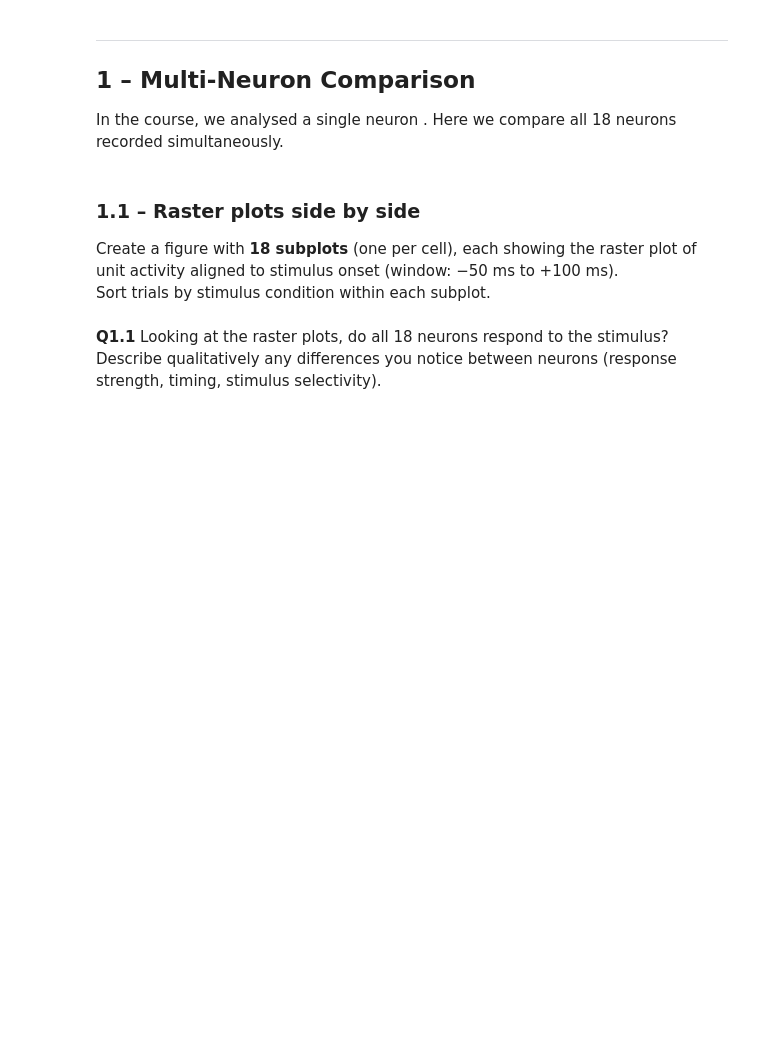
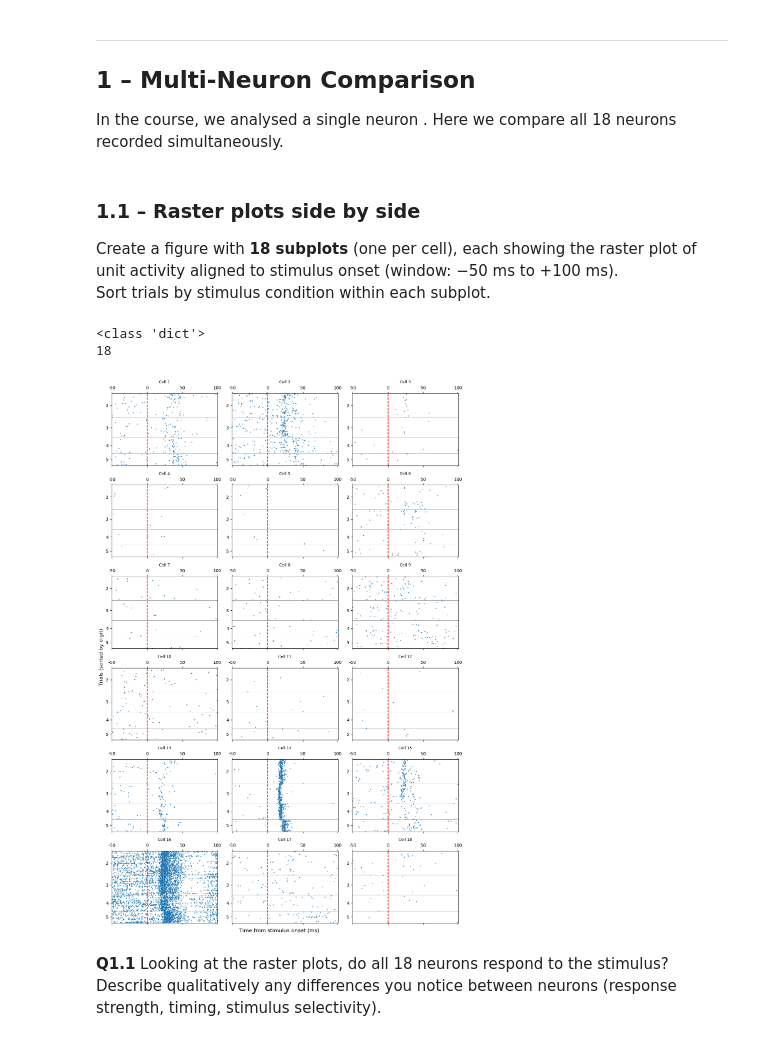
Before and after one commit to slerou/Group_1_HW_DataAnalysis_2026.ipynb, a Jupyter notebook: HW_SU_LFP_111026_student_2026.ipynb, the cells around one changed output. Cells and saved outputs as stored; diff of their text form; code cells hidden in the pictures; blank space fills up the shorter version.

```diff
--- a/HW_SU_LFP_111026_student_2026.ipynb
+++ b/HW_SU_LFP_111026_student_2026.ipynb
@@ -123,7 +130,51 @@ In the course, we analysed a single neuron . Here we compare all 18 neurons reco
 Create a figure with **18 subplots** (one per cell), each showing the raster plot of unit activity aligned to stimulus onset (window: −50 ms to +100 ms).
 Sort trials by stimulus condition within each subplot.
 # %%
-# Your code here
+unit_aligned = {}
+
+for n in range(1, 19):
+    unit = np.array(cells[n]["Unit"])
+    StimCond = cells[n]["StimCond"]
+
+    rows = []                                   # new empty list for each cell
+    for i in range(len(StimCond)):
+        stim_onset = StimCond[i, 0] + 50
+        rows.append(unit[stim_onset-50 : stim_onset+100])
+
+    unit_aligned[n] = np.array(rows)            # store under cell n
+
+print(type(unit_aligned))
+print(len(unit_aligned))
+
+fig, axes = plt.subplots(6, 3, figsize=(12, 18))
+axes = axes.flatten()
+
+for cell in range(1, 19):
+    StimCond = cells[cell]["StimCond"]
+    trial_order = np.argsort(StimCond[:, 1], kind="stable")
+
+    ax = axes[cell - 1]
+    ax.spy(unit_aligned[cell][trial_order, :],
+           aspect="auto", markersize=1)
+
+    ax.axvline(x=50, color="r", linestyle="--")
+    ax.set_yticks([150, 425, 650, 825])
+    ax.set_yticklabels(["2", "3", "4", "5"])   # organised by digit numbers
+    for b in [300, 550, 750]:                        # limits between digits
+        ax.axhline(y=b, color="gray", linewidth=0.5)
+
+    ax.set_xticks([0, 50, 100, 149])
+    ax.set_xticklabels([-50, 0, 50, 100])
+    ax.set_title("Cell " + str(cell), fontsize=9)
+
+fig.supxlabel("Time from stimulus onset (ms)")
+fig.supylabel("Trials (sorted by digit)")
+plt.tight_layout()
+plt.show()
+# %% [output]
+<class 'dict'>
+18
+[figure, added]
 # %% [markdown]
 **Q1.1** Looking at the raster plots, do all 18 neurons respond to the stimulus?
 Describe qualitatively any differences you notice between neurons (response strength, timing, stimulus selectivity).
```
Also changed, not shown: parts of 3 cells of this notebook.
